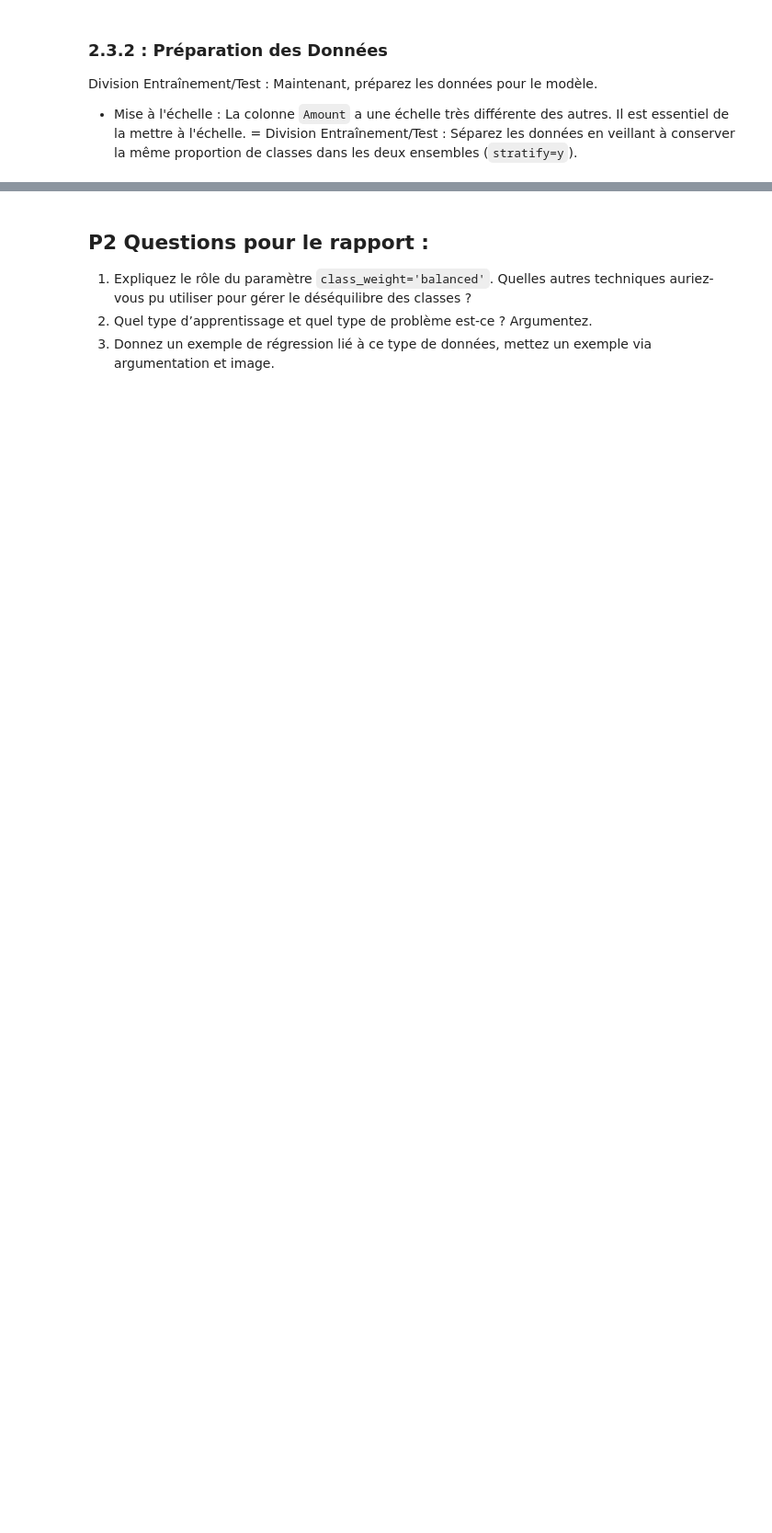
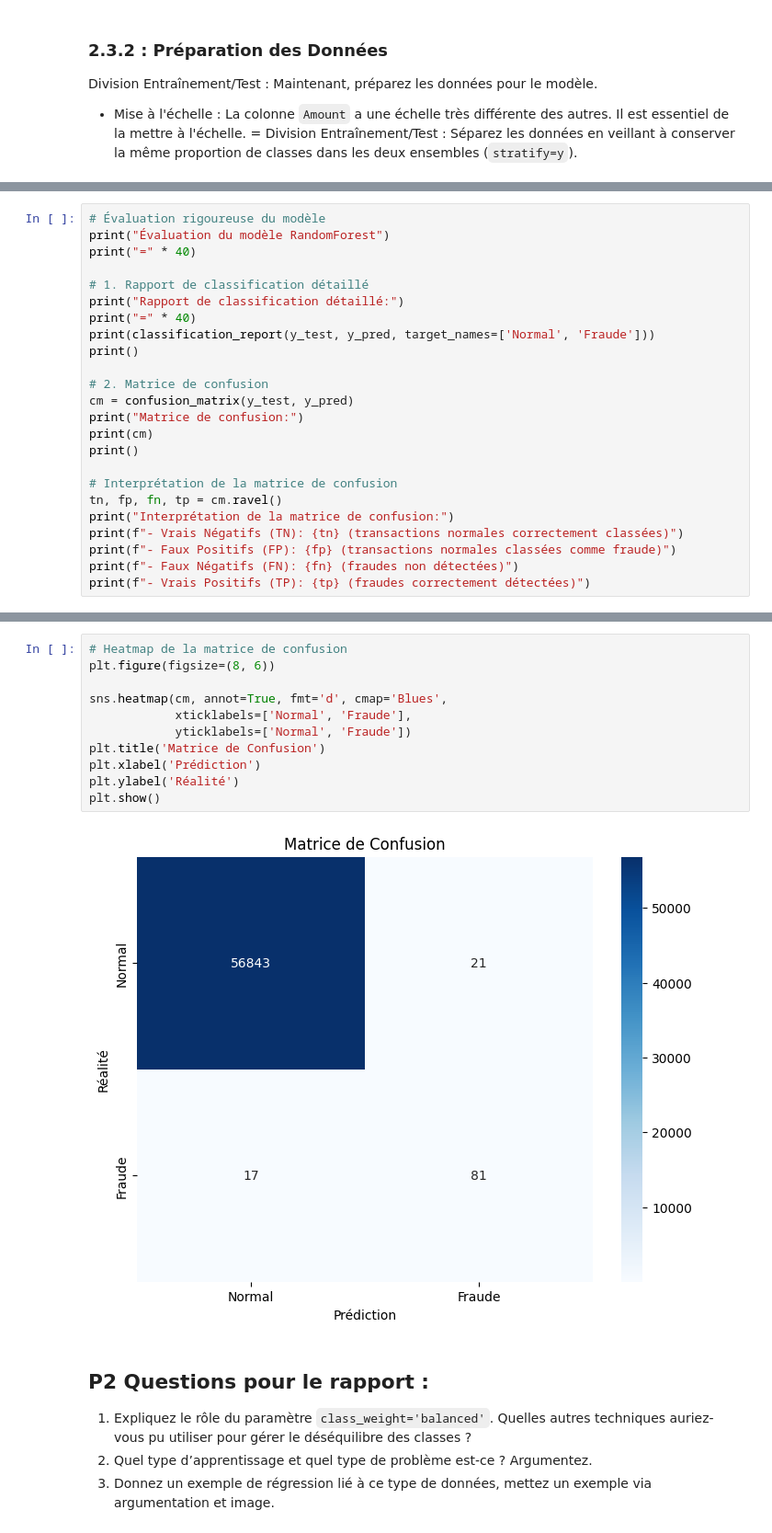
Before and after one commit to cmatheo/nexa-ml-dl, a Jupyter notebook: partie_2.ipynb, the cells around one changed output, grey strips where cells are left out. Shown at 92% size. Drawn from its saved outputs; the diff is of its cells as text; blank space fills up the shorter version.

```diff
--- a/partie_2.ipynb
+++ b/partie_2.ipynb
@@ -35,0 +411,24 @@ Enfin, évaluez le modèle en utilisant les métriques appropriées : matrice de
+# %%
+# Évaluation rigoureuse du modèle
+print("Évaluation du modèle RandomForest")
+print("=" * 40)
+
+# 1. Rapport de classification détaillé
+print("Rapport de classification détaillé:")
+print("=" * 40)
+print(classification_report(y_test, y_pred, target_names=['Normal', 'Fraude']))
+print()
+
+# 2. Matrice de confusion
+cm = confusion_matrix(y_test, y_pred)
+print("Matrice de confusion:")
+print(cm)
+print()
+
+# Interprétation de la matrice de confusion
+tn, fp, fn, tp = cm.ravel()
+print("Interprétation de la matrice de confusion:")
+print(f"- Vrais Négatifs (TN): {tn} (transactions normales correctement classées)")
+print(f"- Faux Positifs (FP): {fp} (transactions normales classées comme fraude)")
+print(f"- Faux Négatifs (FN): {fn} (fraudes non détectées)")
+print(f"- Vrais Positifs (TP): {tp} (fraudes correctement détectées)")
@@ -36,3 +453,16 @@ Enfin, évaluez le modèle en utilisant les métriques appropriées : matrice de
+# %%
+# Heatmap de la matrice de confusion
+plt.figure(figsize=(8, 6))
+
+sns.heatmap(cm, annot=True, fmt='d', cmap='Blues',
+            xticklabels=['Normal', 'Fraude'],
+            yticklabels=['Normal', 'Fraude'])
+plt.title('Matrice de Confusion')
+plt.xlabel('Prédiction')
+plt.ylabel('Réalité')
+plt.show()
+# %% [output]
+[figure, added]
 # %% [markdown]
 ## P2 Questions pour le rapport :
 1. Expliquez le rôle du paramètre `class_weight='balanced'`. Quelles autres techniques auriez-vous pu utiliser pour gérer le déséquilibre des classes ?
```
Also changed, not shown: parts of 10 cells of this notebook, 2 other files.
